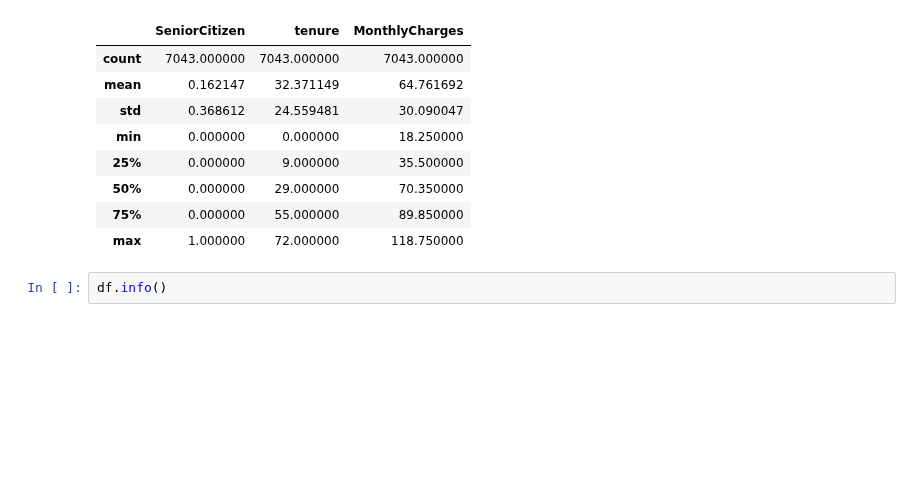
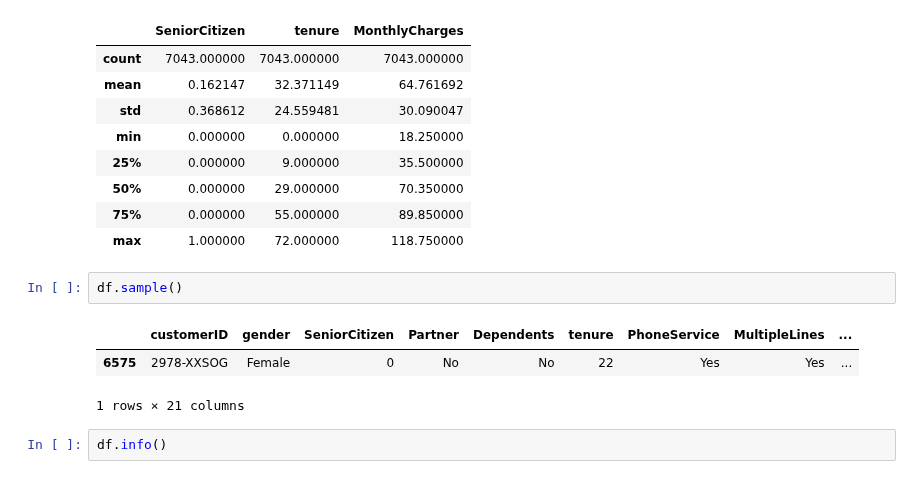
Before and after one commit to masendhy/basic_plot, a Jupyter notebook: basic_plot copy.ipynb, the cells around one changed output. Cells and saved outputs as stored; diff of their text form; blank space fills up the shorter version.

```diff
--- a/basic_plot copy.ipynb
+++ b/basic_plot copy.ipynb
@@ -28,6 +28,12 @@ df.describe()
 | 50% | 0.000000 | 29.000000 | 70.350000 |
 | 75% | 0.000000 | 55.000000 | 89.850000 |
 | max | 1.000000 | 72.000000 | 118.750000 |
+# %%
+df.sample()
+# %% [output]
+|  | customerID | gender | SeniorCitizen | Partner | Dependents | tenure | PhoneService | MultipleLines | ... |
+| 6575 | 2978-XXSOG | Female | 0 | No | No | 22 | Yes | Yes | ... |
+1 rows × 21 columns
 # %%
 df.info()
 # %% [output]
```
